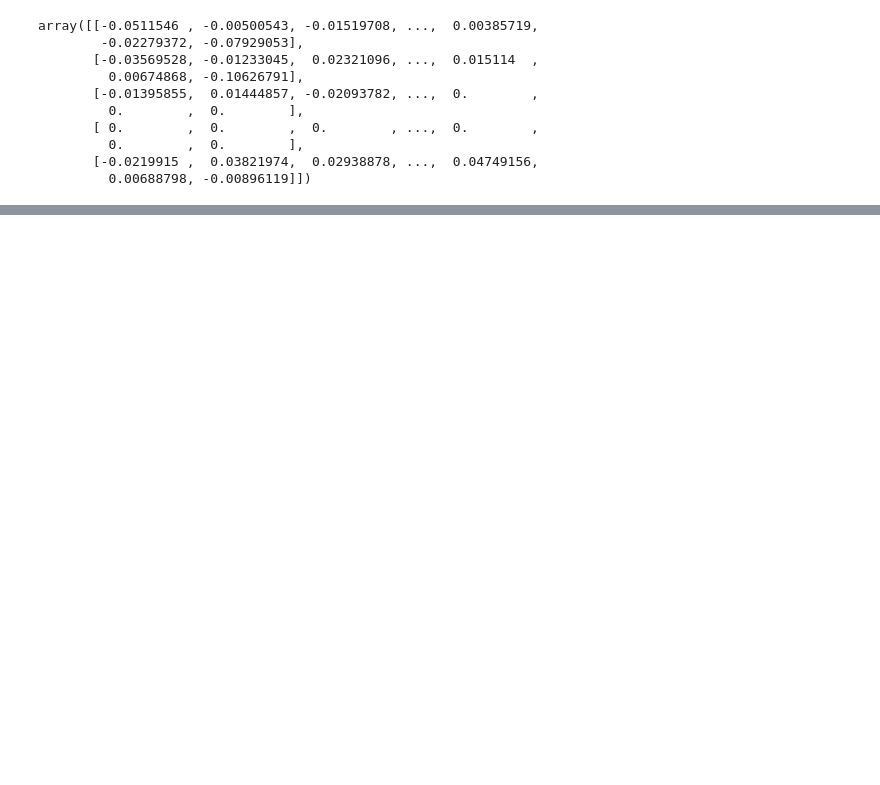
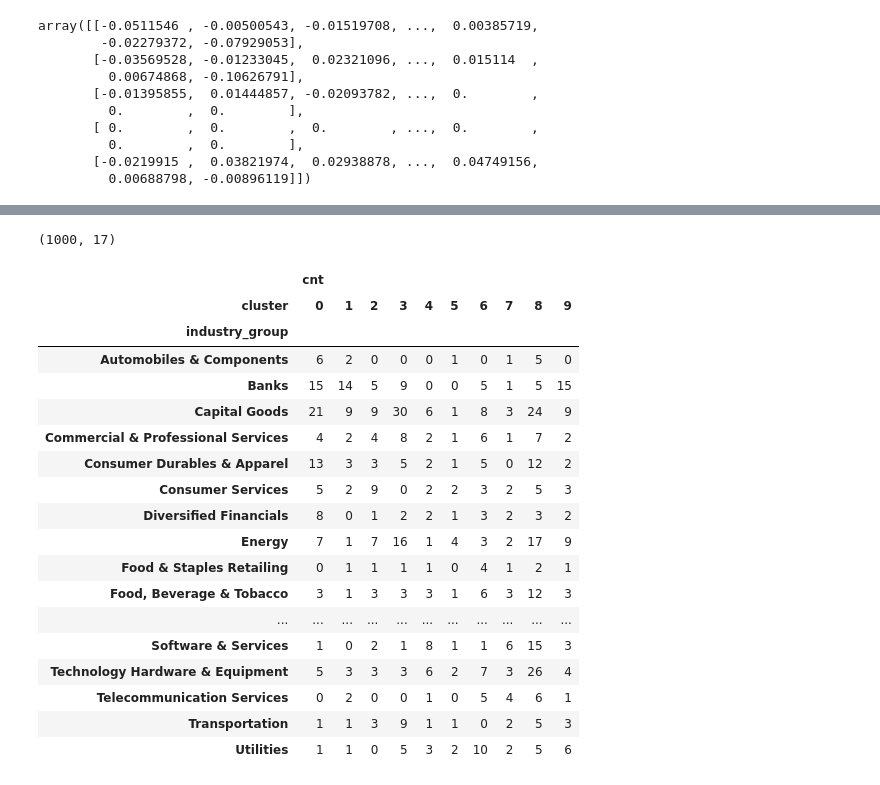
Before and after one commit to gracedu0213/sizemover, a Jupyter notebook: clustering/final_project.ipynb, the cells around one changed output, grey strips where cells are left out. Cells and saved outputs as stored; diff of their text form; code cells hidden in the pictures; blank space fills up the shorter version.

```diff
--- a/clustering/final_project.ipynb
+++ b/clustering/final_project.ipynb
@@ -301,0 +343,14 @@ assignments
+# %%
+mapping_copy = mapping.copy()
+cluster_data = None
+for key in cik_assignment.keys():
+    temp_cluster_data = mapping_copy.loc[cik_assignment[key]]
+    temp_cluster_data['cluster'] = key
+    temp_cluster_data.reset_index(inplace = True)
+    if cluster_data is None:
+        cluster_data = temp_cluster_data
+    else:
+        cluster_data = pd.concat([cluster_data, temp_cluster_data], ignore_index = True)
+cluster_data.shape
+# %% [output]
+(1000, 17)
@@ -301,0 +359,28 @@ assignments
+# %%
+cluster_agg_data = cluster_data.groupby(['cluster', 'industry_group']).agg(cnt = ('cik', 'count'))
+pd.pivot_table(cluster_agg_data,
+                        values=['cnt'],
+                        index=['industry_group'],
+                        columns=['cluster'],
+                        aggfunc=np.sum,
+                        fill_value=0)
+# %% [output]
+|  | cnt |  |  |  |  |  |  |  |  |  |
+| cluster | 0 | 1 | 2 | 3 | 4 | 5 | 6 | 7 | 8 | 9 |
+| industry_group |  |  |  |  |  |  |  |  |  |  |
+| Automobiles & Components | 6 | 2 | 0 | 0 | 0 | 1 | 0 | 1 | 5 | 0 |
+| Banks | 15 | 14 | 5 | 9 | 0 | 0 | 5 | 1 | 5 | 15 |
+| Capital Goods | 21 | 9 | 9 | 30 | 6 | 1 | 8 | 3 | 24 | 9 |
+| Commercial & Professional Services | 4 | 2 | 4 | 8 | 2 | 1 | 6 | 1 | 7 | 2 |
+| Consumer Durables & Apparel | 13 | 3 | 3 | 5 | 2 | 1 | 5 | 0 | 12 | 2 |
+| Consumer Services | 5 | 2 | 9 | 0 | 2 | 2 | 3 | 2 | 5 | 3 |
+| Diversified Financials | 8 | 0 | 1 | 2 | 2 | 1 | 3 | 2 | 3 | 2 |
+| Energy | 7 | 1 | 7 | 16 | 1 | 4 | 3 | 2 | 17 | 9 |
+| Food & Staples Retailing | 0 | 1 | 1 | 1 | 1 | 0 | 4 | 1 | 2 | 1 |
+| Food, Beverage & Tobacco | 3 | 1 | 3 | 3 | 3 | 1 | 6 | 3 | 12 | 3 |
+| ... | ... | ... | ... | ... | ... | ... | ... | ... | ... | ... |
+| Software & Services | 1 | 0 | 2 | 1 | 8 | 1 | 1 | 6 | 15 | 3 |
+| Technology Hardware & Equipment | 5 | 3 | 3 | 3 | 6 | 2 | 7 | 3 | 26 | 4 |
+| Telecommunication Services | 0 | 2 | 0 | 0 | 1 | 0 | 5 | 4 | 6 | 1 |
+| Transportation | 1 | 1 | 3 | 9 | 1 | 1 | 0 | 2 | 5 | 3 |
+| Utilities | 1 | 1 | 0 | 5 | 3 | 2 | 10 | 2 | 5 | 6 |
```
Also changed, not shown: parts of 14 cells of this notebook.
